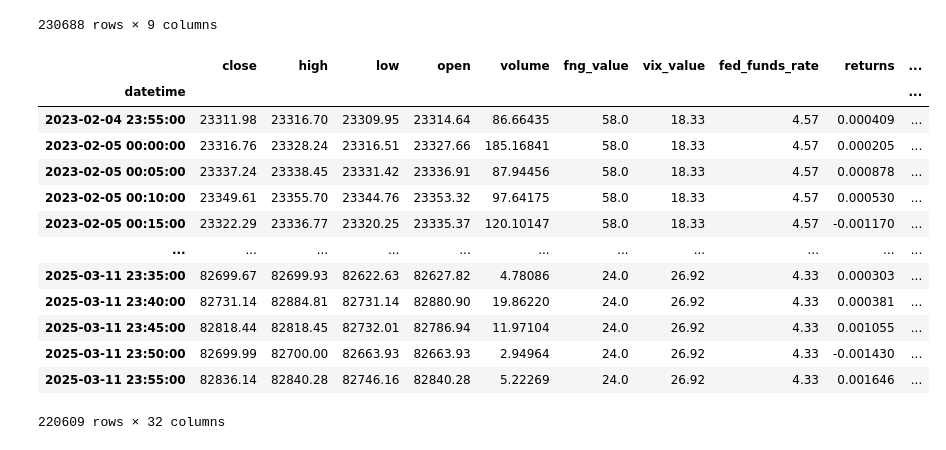
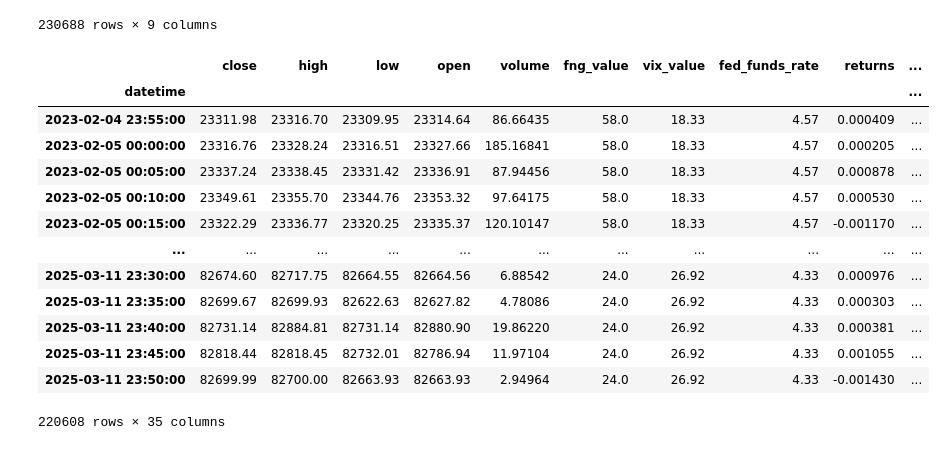
Before and after one commit to anton-voron/informer-validation, a Jupyter notebook: notebooks/create_features.ipynb, the cells around one changed output. Cells and saved outputs as stored; diff of their text form; code cells hidden in the pictures.

```diff
--- a/notebooks/create_features.ipynb
+++ b/notebooks/create_features.ipynb
@@ -30,7 +30,7 @@ def create_features(df: pd.DataFrame) -> pd.DataFrame:
     # ensure datetime index
     df["datetime"] = pd.to_datetime(df["datetime"])
     df = df.set_index("datetime").sort_index()
-    df = df.interpolate(method='time')
+    df = df.interpolate(method="time")
 
     close = df["close"]
     volume = df["volume"]
@@ -73,41 +73,53 @@ def create_features(df: pd.DataFrame) -> pd.DataFrame:
     roll_loss = loss.ewm(com=13, adjust=False).mean()
     rs = roll_gain / roll_loss
     df["rsi"] = 100 - (100 / (1 + rs))
 
     # 7) Bollinger Bands (20-period SMA ± 2×STD)
     mid = close.rolling(window=20).mean()
     std = close.rolling(window=20).std()
     df["bb_mid"] = mid
     df["bb_up"]  = mid + 2 * std
     df["bb_low"] = mid - 2 * std
 
     # 8) Categorical time features
     df["hour"]    = df.index.hour
     df["weekday"] = df.index.weekday
 
-    # 9) Drop rows with any NaN (from initial lags, rolls)
-    return df.dropna()
+    df["hour"] = df["hour"].astype("str")
+    df["weekday"] = df["weekday"].astype("str")
+
+    # 9) Add target = next-step return
+    #    target_t = returns_{t+1}
+    df["target"] = df["returns"].shift(-1)
+
+    # 10) Drop rows with any NaN (from initial lags, rolls)
+    df = df.dropna()
+    df["time_index"] = range(len(df))  # Add a time index for consistency
+    df["group_ids"] = "BTC/USDT"
+
+
+    return df
 
 
 df_features = create_features(df_5min)
 
 df_features.to_csv("/Users/apple/Desktop/time-series/informer-validation/data/btc_features_5min.csv", index=True)
 df_features
 # %% [output]
 |  | close | high | low | open | volume | fng_value | vix_value | fed_funds_rate | returns | ... |
 | datetime |  |  |  |  |  |  |  |  |  | ... |
 | 2023-02-04 23:55:00 | 23311.98 | 23316.70 | 23309.95 | 23314.64 | 86.66435 | 58.0 | 18.33 | 4.57 | 0.000409 | ... |
 | 2023-02-05 00:00:00 | 23316.76 | 23328.24 | 23316.51 | 23327.66 | 185.16841 | 58.0 | 18.33 | 4.57 | 0.000205 | ... |
 | 2023-02-05 00:05:00 | 23337.24 | 23338.45 | 23331.42 | 23336.91 | 87.94456 | 58.0 | 18.33 | 4.57 | 0.000878 | ... |
 | 2023-02-05 00:10:00 | 23349.61 | 23355.70 | 23344.76 | 23353.32 | 97.64175 | 58.0 | 18.33 | 4.57 | 0.000530 | ... |
 | 2023-02-05 00:15:00 | 23322.29 | 23336.77 | 23320.25 | 23335.37 | 120.10147 | 58.0 | 18.33 | 4.57 | -0.001170 | ... |
 | ... | ... | ... | ... | ... | ... | ... | ... | ... | ... | ... |
+| 2025-03-11 23:30:00 | 82674.60 | 82717.75 | 82664.55 | 82664.56 | 6.88542 | 24.0 | 26.92 | 4.33 | 0.000976 | ... |
 | 2025-03-11 23:35:00 | 82699.67 | 82699.93 | 82622.63 | 82627.82 | 4.78086 | 24.0 | 26.92 | 4.33 | 0.000303 | ... |
 | 2025-03-11 23:40:00 | 82731.14 | 82884.81 | 82731.14 | 82880.90 | 19.86220 | 24.0 | 26.92 | 4.33 | 0.000381 | ... |
 | 2025-03-11 23:45:00 | 82818.44 | 82818.45 | 82732.01 | 82786.94 | 11.97104 | 24.0 | 26.92 | 4.33 | 0.001055 | ... |
 | 2025-03-11 23:50:00 | 82699.99 | 82700.00 | 82663.93 | 82663.93 | 2.94964 | 24.0 | 26.92 | 4.33 | -0.001430 | ... |
-| 2025-03-11 23:55:00 | 82836.14 | 82840.28 | 82746.16 | 82840.28 | 5.22269 | 24.0 | 26.92 | 4.33 | 0.001646 | ... |
-220609 rows × 32 columns
+220608 rows × 35 columns
 # %%
 df_features_5_min = pd.read_csv("/Users/apple/Desktop/time-series/informer-validation/data/btc_features_5min.csv", parse_dates=["datetime"])
 
```
Also changed, not shown: parts of 1 cell of this notebook, 11 other files.
